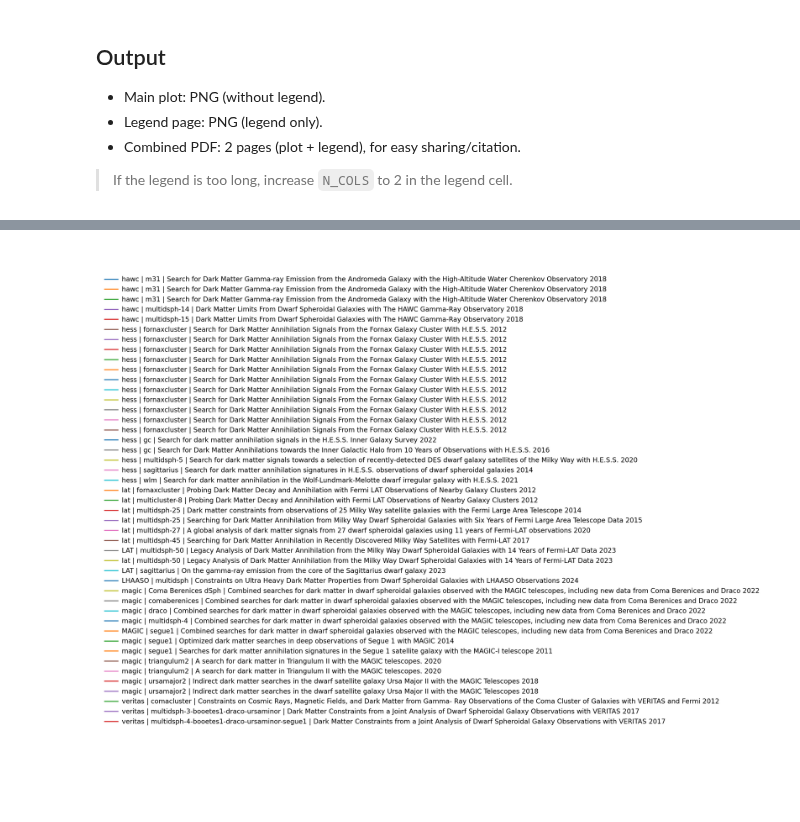
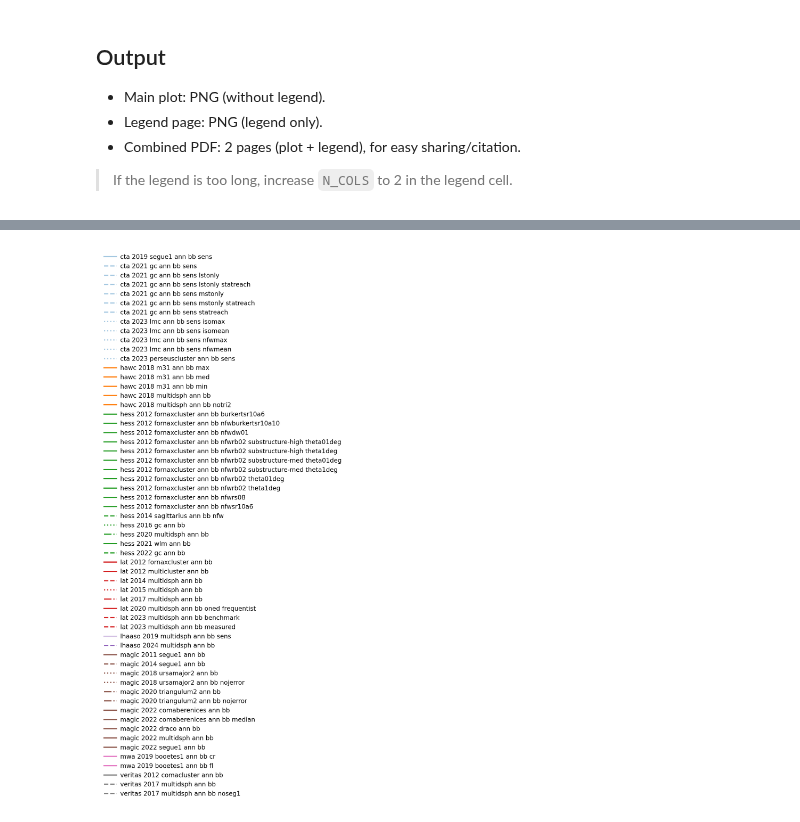
Before and after one commit to micheledoro/gDMbounds, a Jupyter notebook: sandbox/aleksandra_review/plot_dmbounds_ann_bb.ipynb, the cells around one changed output, grey strips where cells are left out. Drawn from its saved outputs; the diff is of its cells as text; code cells hidden in the pictures; blank space fills up the shorter version.

Commit message:
new plotting

```diff
--- a/sandbox/aleksandra_review/plot_dmbounds_ann_bb.ipynb
+++ b/sandbox/aleksandra_review/plot_dmbounds_ann_bb.ipynb
@@ -136,11 +241,11 @@ TOK_SENS   = re.compile(fr"{SEP_L}sens(?:itivity)?{SEP_R}", re.I)
 TOK_PROJ   = re.compile(fr"{SEP_L}(?:proj(?:ection)?|forecast){SEP_R}", re.I)
 TOK_NOTRIX = re.compile(fr"{SEP_L}no(?:tri|jerror|bck|bckg|bckgr)?{SEP_R}", re.I)
 
-ALLOW_INSTRUMENTS = [r"/lat/", r"/hess/", r"/magic/", r"/hawc/", r"/veritas/", r"/cta/", r"/lhaaso/"]
+ALLOW_INSTRUMENTS = [r"/lat/", r"/hess/", r"/magic/", r"/hawc/", r"/veritas/", r"/cta/", r"/lhaaso/", r"/mwa/"]
 ALLOW_RX = re.compile("|".join(ALLOW_INSTRUMENTS), re.I) if ALLOW_INSTRUMENTS else None
 
 # === Behavior switches ===
-DROP_SENSITIVITIES = True   # exclude sensitivity/projection files
+DROP_SENSITIVITIES = False   # exclude sensitivity/projection files
 DROP_NOTRIX        = False
 REQUIRE_GAMMA_INST = True
 REQUIRE_ANN_TOKEN  = True
@@ -274,17 +373,64 @@ np.random.seed(0)
 
 # --- Main plot ---
 fig, ax = plt.subplots(figsize=(7.5, 5.5))
-for df, lbl in zip(curves, labels):
-    ax.plot(df["mass"].values, df["value"].values, label=lbl, lw=1.2)
+XMIN, XMAX = 2e0, 1e6  # Mass range in GeV
 
-ax.set_xlabel("Mass [TeV]")
-ax.set_ylabel(r"<$\sigma v$> [cm$^3$ s$^{-1}$]")
+# 1) Цвета по экспериментам (стабильный порядок = алфавит экспериментов)
+uniq_exps = sorted(set(exps))
+
+# === persist colors between runs ===
+import json
+
+palette = plt.rcParams["axes.prop_cycle"].by_key().get("color", []) or [f"C{i}" for i in range(10)]
+exp_color = {}
+
+# путь, где будем хранить цвета (рядом с сохранёнными PNG/PDF)
+palette_path = OUT / "palette_exp_colors.json"
+
+# если файл уже существует — подгружаем старую палитру
+if palette_path.exists():
+    try:
+        exp_color = json.loads(palette_path.read_text())
+    except Exception:
+        exp_color = {}
+
+# для новых экспериментов добавляем цвета по порядку
+for i, e in enumerate(uniq_exps):
+    exp_color.setdefault(e, palette[i % len(palette)])
+
+# 2) Линии по годам ВНУТРИ эксперимента
+LINE_STYLES = ["solid", "dashed", "dotted", "dashdot"]
+exp_years = {e: sorted({y for e2, y in zip(exps, years) if e2 == e}) for e in uniq_exps}
+style_map = {e: {y: LINE_STYLES[j % len(LINE_STYLES)] for j, y in enumerate(exp_years[e])} for e in uniq_exps}
+
+for i, df in enumerate(curves):
+    dfc = df[(df["mass"] >= XMIN) & (df["mass"] <= XMAX)]
+    if len(dfc) < 2:
+        continue
+    color = exp_color[exps[i]]
+    ls    = style_map[exps[i]].get(years[i], "solid")
+    alpha = 0.4 if (not DROP_SENSITIVITIES and is_proj[i]) else 1.0
+    ax.plot(dfc["mass"], dfc["value"],
+            label=file_labels[i],
+            color=color, linestyle=ls, alpha=alpha)
+
+ax.set_xlim(XMIN, XMAX)
+
 if USE_LOG_X: ax.set_xscale("log")
 if USE_LOG_Y: ax.set_yscale("log")
 plt.subplots_adjust(left=0.12, right=0.98, bottom=0.12, top=0.98)
 
-ts = datetime.now().strftime("%Y%m%d_%H%M%S")
-fname = f"bb_{ts}"
+ax.set_xlabel(r"Mass $m_\chi$ [GeV]")
+ax.set_ylabel(r"$\langle\sigma v\rangle\ \mathrm{[cm^3\,s^{-1}]}$")
+
+from matplotlib.ticker import LogLocator, LogFormatter
+ax.xaxis.set_major_locator(LogLocator(base=10))
+ax.yaxis.set_major_locator(LogLocator(base=10))
+ax.yaxis.set_major_formatter(LogFormatter(base=10))
+ax.grid(True, which="both", alpha=0.15, linewidth=0.7)
+
+fname = "bb_ann_overlay"   # <-- фиксированное имя без даты
+
 png_path = OUT / f"{fname}.png"
 fig.savefig(png_path, dpi=250, bbox_inches="tight")
 print("[save main PNG]", png_path)
@@ -292,9 +438,31 @@ display(IPyImage(filename=str(png_path)))
 
 # --- Legend-only figure ---
 handles, labs = ax.get_legend_handles_labels()
-order = np.argsort([s.lower() for s in labs])
-handles = [handles[i] for i in order]
-labs    = [labs[i] for i in order]
+
+# Построим индекс эксперимента (по uniq_exps) для сортировки “по цвету=эксперименту”
+exp_index = {e: i for i, e in enumerate(uniq_exps)}
+
+# Нам нужно сопоставить каждому label его эксперимент. Для этого используем
+# параллельные массивы file_labels и exps (их порядок соответствует curves).
+label_to_exp = {file_labels[i]: exps[i] for i in range(len(file_labels))}
+
+items = []
+for h, lab in zip(handles, labs):
+    e = label_to_exp.get(lab, "")
+    items.append((exp_index.get(e, 1_000_000), lab.lower(), h))  # (по эксперименту, по названию файла, handle)
+
+items.sort(key=lambda t: (t[0], t[1]))
+handles = [t[2] for t in items]
+labs    = [t[1] for t in items]          # тут lab уже lower(); если хочешь исходный регистр, храни второй столбец отдельно
+
+# если нужен ИСХОДНЫЙ регистр подписи — перед сортировкой держи отдельно:
+# items = []
+# for h, lab in zip(handles, labs):
+#     e = label_to_exp.get(lab, "")
+#     items.append((exp_index.get(e, 1_000_000), lab.lower(), lab, h))
+# items.sort(key=lambda t: (t[0], t[1]))
+# handles = [t[3] for t in items]
+# labs    = [t[2] for t in items]
 
 leg_fig = plt.figure(figsize=(8.5, 11.0))
 leg_ax  = leg_fig.add_subplot(111)
@@ -325,6 +493,9 @@ with PdfPages(pdf_path) as pdf:
     pdf.savefig(leg_fig, bbox_inches="tight")
 print("[save combined PDF]", pdf_path)
 
+# после построения (в самом конце ячейки) добавь:
+palette_path.write_text(json.dumps(exp_color, indent=2))
+
 plt.close(leg_fig)
 plt.close(fig)
 # %% [output]
@@ -334 +505 @@ plt.close(fig)
-[figure, old version]
+[figure, new version]
```
Also changed, not shown: parts of 7 cells of this notebook, 7 other files.
